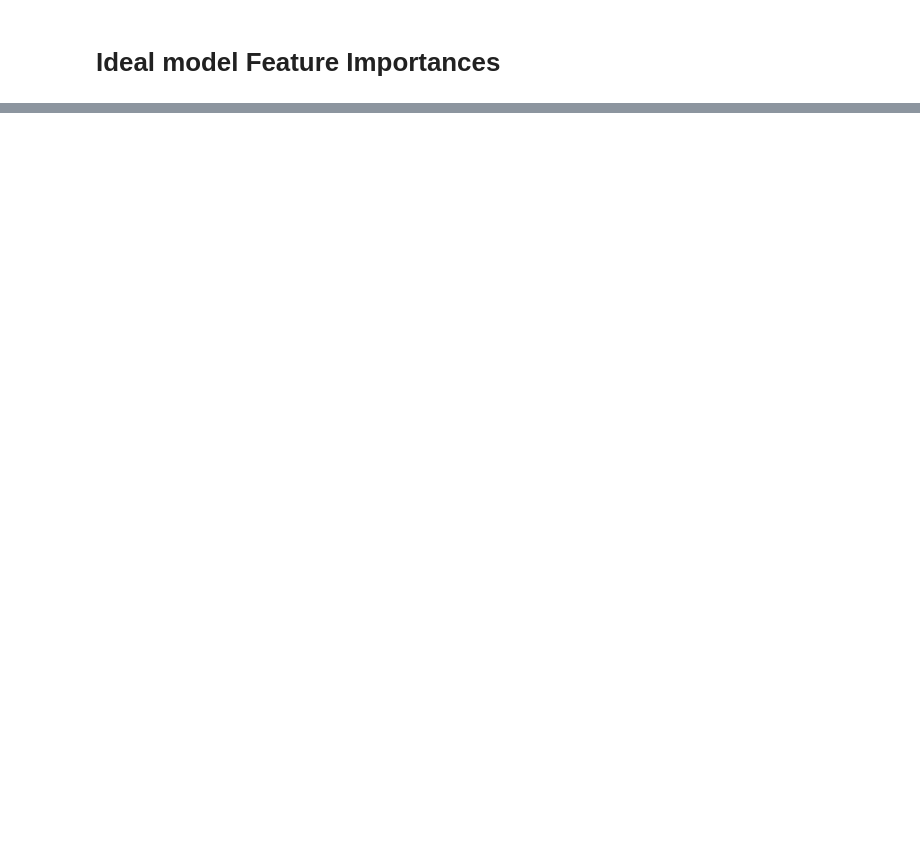
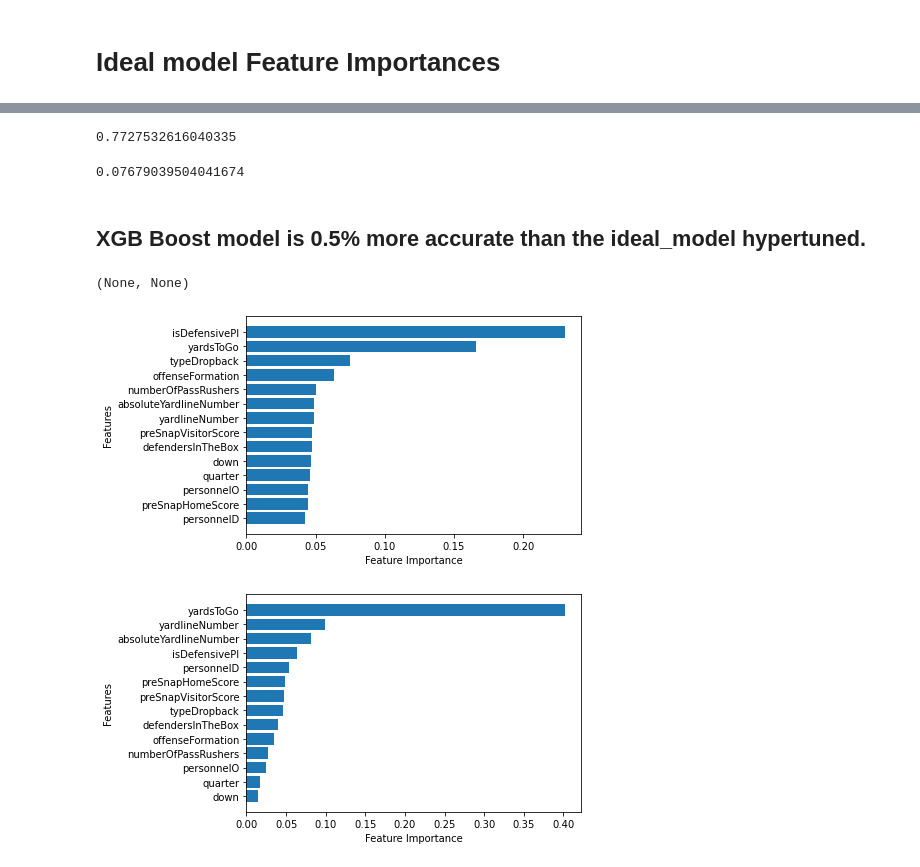
Before and after one commit to Nunnelee/Defense-NFL-data, a Jupyter notebook: nunnelee-nfl-defense-data.ipynb, the cells around one changed output, grey strips where cells are left out. Drawn from its saved outputs; the diff is of its cells as text; code cells hidden in the pictures; blank space fills up the shorter version.

```diff
--- a/nunnelee-nfl-defense-data.ipynb
+++ b/nunnelee-nfl-defense-data.ipynb
@@ -412,5 +1005,5 @@ df2_plays.isna().sum()
 # %%
-# Let's remove the penalty codes. Missing 18033.
-df3_plays = df2_plays.drop(["penaltyCodes"], axis=1)
+# Let's remove the penalty codes and Results Missing 18033.
+df3_plays = df2_plays.drop(["penaltyCodes", "passResult", "offensePlayResult", "playResult"], axis=1)
 # %%
 df3_plays.isna().sum()
@@ -513,11 +1228,11 @@ show_scores(rs_model)
 
 # Most ideal hyperparameters
 ideal_model = RandomForestRegressor(n_estimators= 35,
-                                    min_samples_split= 10,
-                                    min_samples_leaf= 3,
+                                    min_samples_split= 18,
+                                    min_samples_leaf= 1,
                                     max_samples= 1000,
                                     max_features= 'auto',
-                                    max_depth= None,
+                                    max_depth= 5,
                                     random_state=7)
 
 # Fit the ideal model
@@ -546,0 +1280,21 @@ plot_featuresV2(X_train.columns, ideal_model.feature_importances_)
+# %%
+# Let's check XGBoost
+
+xgb2_model = XGBClassifier()
+xgb2_model.fit(X,y)
+
+xgb2_model.score(X,y)
+# %% [output]
+0.7727532616040335
+# %%
+ideal_model.score(X, y)
+# %% [output]
+0.07679039504041674
+# %% [markdown]
+## XGB Boost model is 0.5% more accurate than the ideal_model hypertuned.
+# %%
+plot_featuresV2(X_train.columns, xgb2_model.feature_importances_), plot_featuresV2(X_train.columns, ideal_model.feature_importances_)
+# %% [output]
+(None, None)
+[figure, added]
+[figure, added]
```
Also changed, not shown: parts of 66 cells of this notebook.
